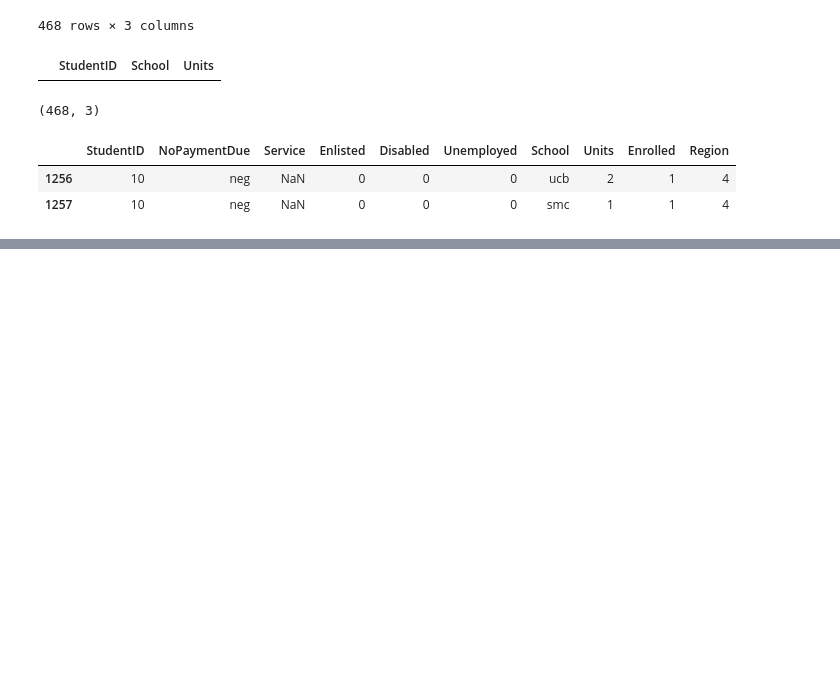
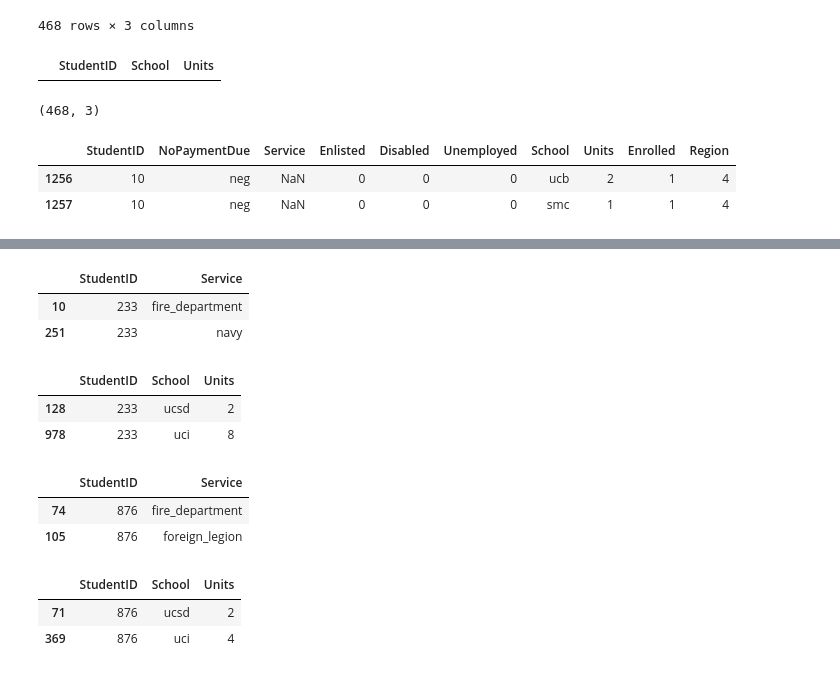
Before and after one commit to MSWinds/dm-group1-project, a Jupyter notebook: combine_first8.ipynb, the cells around one changed output, grey strips where cells are left out. Saved outputs shown, nothing was run; the diff lists cells and outputs as text; code cells hidden in the pictures; blank space fills up the shorter version.

```diff
--- a/combine_first8.ipynb
+++ b/combine_first8.ipynb
@@ -400,0 +456,28 @@ df[df['StudentID']==10]
+# %%
+# get the row that studentid=233 in df2
+df2[df2['StudentID']=='233']
+# %% [output]
+|  | StudentID | Service |
+| 10 | 233 | fire_department |
+| 251 | 233 | navy |
+# %%
+# get the row that studentid=233 in df5
+df5[df5['StudentID']=='233']
+# %% [output]
+|  | StudentID | School | Units |
+| 128 | 233 | ucsd | 2 |
+| 978 | 233 | uci | 8 |
+# %%
+# get the row that studentid=876 in df2
+df2[df2['StudentID']=='876']
+# %% [output]
+|  | StudentID | Service |
+| 74 | 876 | fire_department |
+| 105 | 876 | foreign_legion |
+# %%
+# get the row that studentid=876 in df5
+df5[df5['StudentID']=='876']
+# %% [output]
+|  | StudentID | School | Units |
+| 71 | 876 | ucsd | 2 |
+| 369 | 876 | uci | 4 |
```
Also changed, not shown: parts of 5 cells of this notebook.
